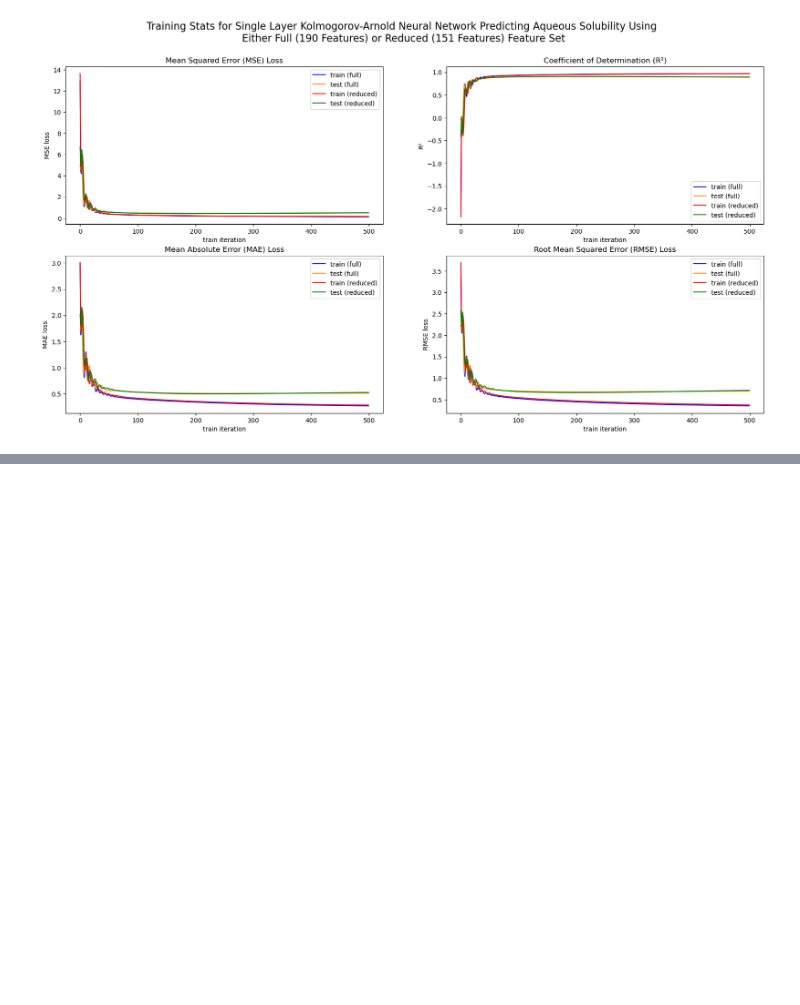
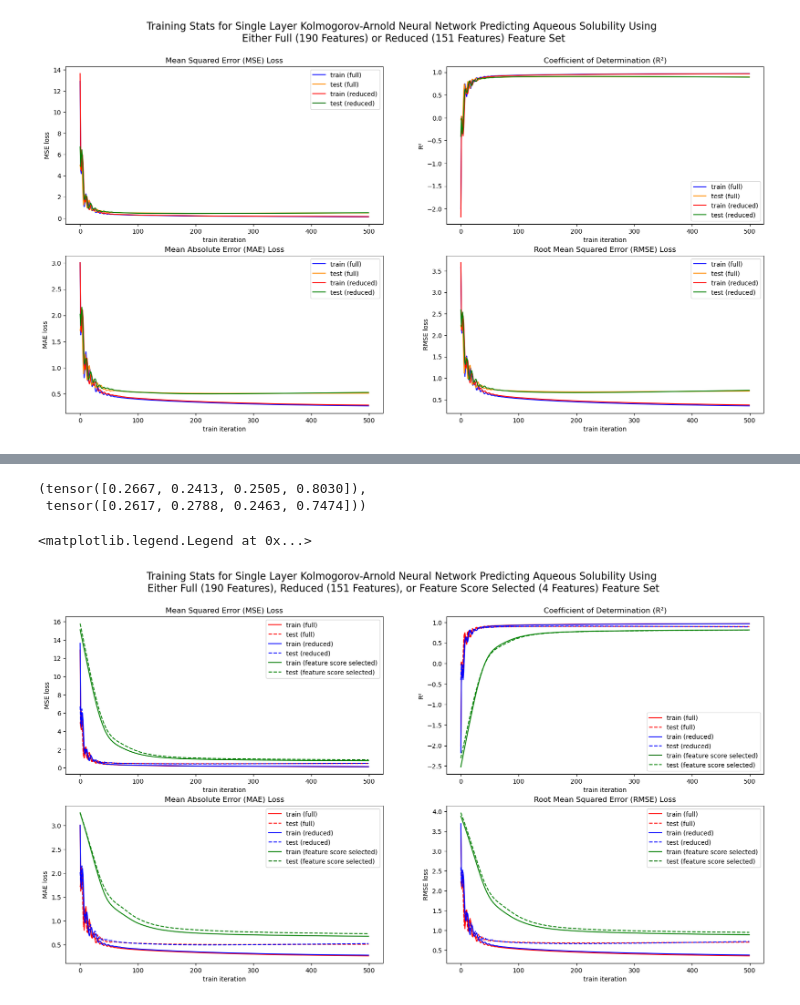
Before and after one commit to cgeils25/Chemical_Physics_and_KANs, a Jupyter notebook: notebooks/aqueous_solubility_delaney/investigating_KAN.ipynb, the cells around one changed output, grey strips where cells are left out. Saved outputs shown, nothing was run; the diff lists cells and outputs as text; code cells hidden in the pictures; blank space fills up the shorter version.

```diff
--- a/notebooks/aqueous_solubility_delaney/investigating_KAN.ipynb
+++ b/notebooks/aqueous_solubility_delaney/investigating_KAN.ipynb
@@ -604,0 +821,61 @@ ax[1, 1].legend(['train (full)', 'test (full)', 'train (reduced)', 'test (reduce
+# %%
+pre_test_feature_scores, post_test_feature_scores
+# %% [output]
+(tensor([0.2667, 0.2413, 0.2505, 0.8030]),
+ tensor([0.2617, 0.2788, 0.2463, 0.7474]))
+# %%
+# plot losses and r2 for train and test
+fig, ax = plt.subplots(2, 2, figsize=(20, 10))
+
+plt.suptitle(f'''Training Stats for Single Layer Kolmogorov-Arnold Neural Network Predicting Aqueous Solubility Using \nEither Full ({X_train_scaled.shape[1]} Features), Reduced ({X_train_scaled_corr_filtered.shape[1]} Features), or Feature Score Selected ({X_train_scaled_feature_score_filtered.shape[1]} Features) Feature Set''', fontsize=16)
+
+# mse plot
+ax[0, 0].plot(train_mses, c='red', linestyle='-')
+ax[0, 0].plot(test_mses, c='red', linestyle='--')
+ax[0, 0].plot(train_mses_red, c='blue', linestyle='-')
+ax[0, 0].plot(test_mses_red, c='blue', linestyle='--')
+ax[0, 0].plot(train_mses_fss, c='green', linestyle='-')
+ax[0, 0].plot(test_mses_fss, c='green', linestyle='--')
+ax[0, 0].set_title('Mean Squared Error (MSE) Loss')
+ax[0, 0].set_xlabel('train iteration')
+ax[0, 0].set_ylabel('MSE loss')
+ax[0, 0].legend(['train (full)', 'test (full)', 'train (reduced)', 'test (reduced)', 'train (feature score selected)', 'test (feature score selected)'])
+
+# r2 plot
+ax[0, 1].plot(train_r2s, c='red', linestyle='-')
+ax[0, 1].plot(test_r2s, c='red', linestyle='--')
+ax[0, 1].plot(train_r2s_red, c='blue', linestyle='-')
+ax[0, 1].plot(test_r2s_red, c='blue', linestyle='--')
+ax[0, 1].plot(train_r2s_fss, c='green', linestyle='-')
+ax[0, 1].plot(test_r2s_fss, c='green', linestyle='--')
+ax[0, 1].set_title('Coefficient of Determination (R\u00b2)')
+ax[0, 1].set_xlabel('train iteration')
+ax[0, 1].set_ylabel('R\u00b2')
+ax[0, 1].legend(['train (full)', 'test (full)', 'train (reduced)', 'test (reduced)', 'train (feature score selected)', 'test (feature score selected)'])
+
+# mae plot
+ax[1, 0].plot(train_maes, c='red', linestyle='-')
+ax[1, 0].plot(test_maes, c='red', linestyle='--')
+ax[1, 0].plot(train_maes_red, c='blue', linestyle='-')
+ax[1, 0].plot(test_maes_red, c='blue', linestyle='--')
+ax[1, 0].plot(train_maes_fss, c='green', linestyle='-')
+ax[1, 0].plot(test_maes_fss, c='green', linestyle='--')
+ax[1, 0].set_title('Mean Absolute Error (MAE) Loss')
+ax[1, 0].set_xlabel('train iteration')
+ax[1, 0].set_ylabel('MAE loss')
+ax[1, 0].legend(['train (full)', 'test (full)', 'train (reduced)', 'test (reduced)', 'train (feature score selected)', 'test (feature score selected)'])
+
+# rmse plot
+ax[1, 1].plot(train_rmses, c='red', linestyle='-')
+ax[1, 1].plot(test_rmses, c='red', linestyle='--')
+ax[1, 1].plot(train_rmses_red, c='blue', linestyle='-')
+ax[1, 1].plot(test_rmses_red, c='blue', linestyle='--')
+ax[1, 1].plot(train_rmses_fss, c='green', linestyle='-')
+ax[1, 1].plot(test_rmses_fss, c='green', linestyle='--')
+ax[1, 1].set_title('Root Mean Squared Error (RMSE) Loss')
+ax[1, 1].set_xlabel('train iteration')
+ax[1, 1].set_ylabel('RMSE loss')
+ax[1, 1].legend(['train (full)', 'test (full)', 'train (reduced)', 'test (reduced)', 'train (feature score selected)', 'test (feature score selected)'])
+# %% [output]
+<matplotlib.legend.Legend at 0x...>
+[figure, added]
```
Also changed, not shown: parts of 23 cells of this notebook.
